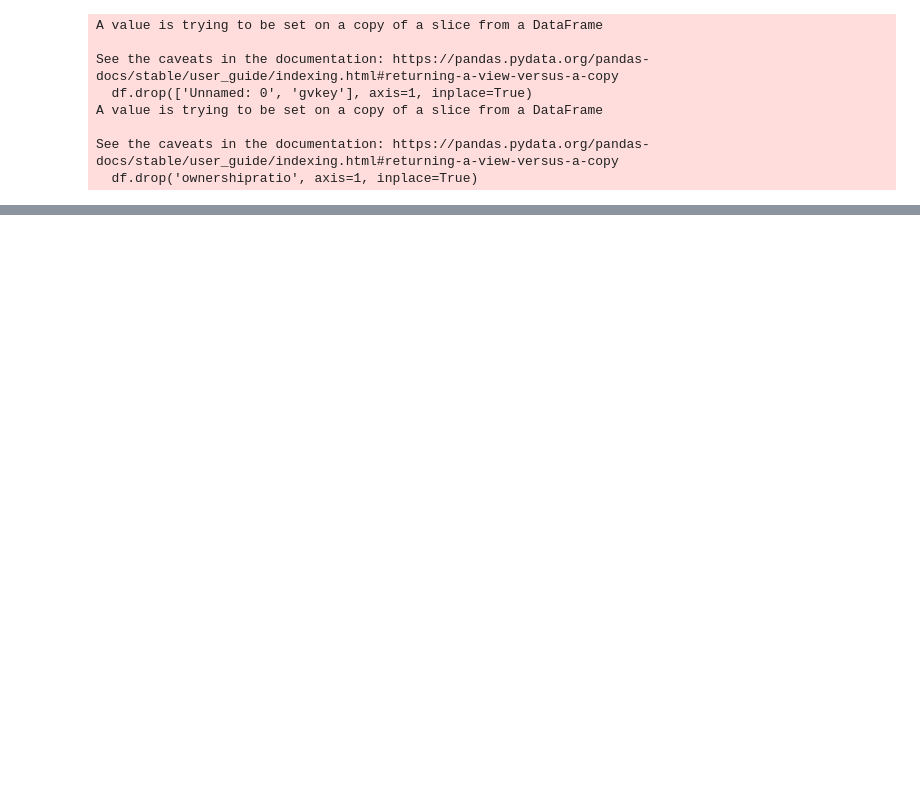
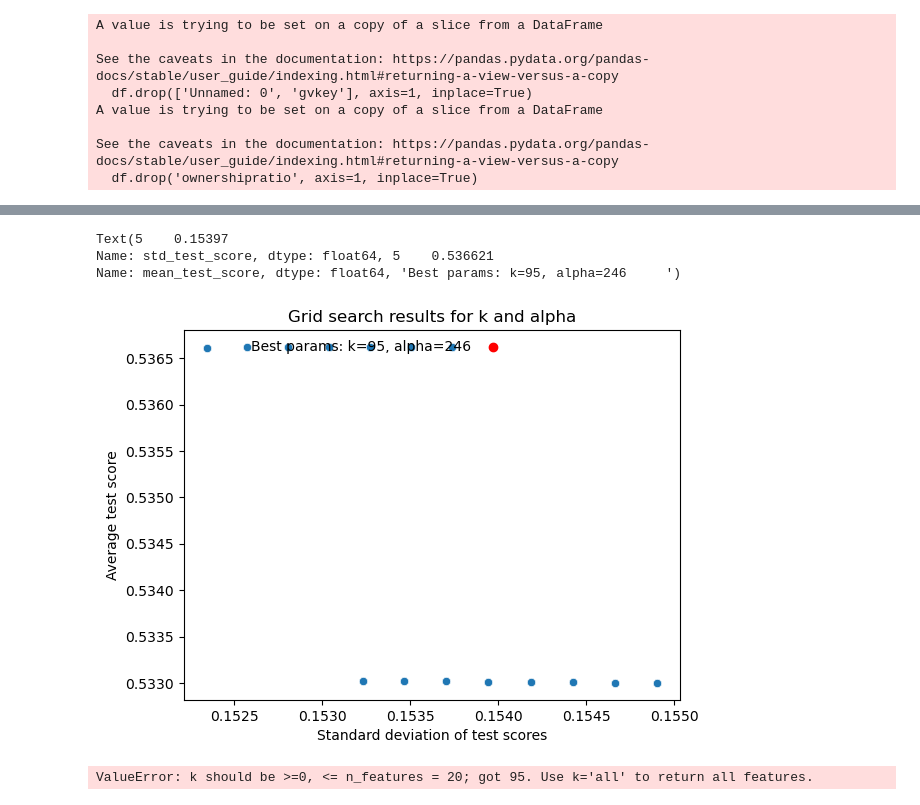
Before and after one commit to tobeybill/TISATAFL, a Jupyter notebook: Check.ipynb, the cells around one changed output, grey strips where cells are left out. Saved outputs shown, nothing was run; the diff lists cells and outputs as text; code cells hidden in the pictures; blank space fills up the shorter version.

```diff
--- a/Check.ipynb
+++ b/Check.ipynb
@@ -159,0 +164,12 @@ memory usage: 22.1+ KB
+# %%
+cv = KFold(10)
+
+numer_pipe = make_pipeline(SimpleImputer(strategy="mean"), StandardScaler())
+
+cat_pipe = make_pipeline(OneHotEncoder())
+
+preproc_pipe = make_column_transformer(
+    (numer_pipe, make_column_selector(dtype_include=np.number)),
+    (cat_pipe, ['gender']),
+    remainder="drop",
+)
@@ -159,0 +226,6 @@ memory usage: 22.1+ KB
+# %%
+results_data = pd.DataFrame(results.cv_results_)
+results_data = results_data[['params','mean_test_score','std_test_score']]
+results_data['alpha'] = results_data['params'].apply(lambda x: x.get('clf__alpha'))
+results_data['k'] = results_data['params'].apply(lambda x: x.get('feature_select__percentile'))
+results_data
@@ -159,0 +246,37 @@ memory usage: 22.1+ KB
+# %%
+sns.scatterplot(data=results_data, x='std_test_score', y='mean_test_score')
+plt.xlabel('Standard deviation of test scores')
+plt.ylabel('Average test score')
+plt.title('Grid search results for k and alpha')
+
+best_params = grid_search.best_params_
+best_k = best_params['feature_select__percentile']
+best_alpha = best_params['clf__alpha']
+plt.scatter(x=results_data.loc[(results_data['k'] == best_k)
+                                       & (results_data['alpha'] == best_alpha),
+                                       'std_test_score'],
+            y=results_data.loc[(results_data['k'] == best_k)
+                                       & (results_data['alpha'] == best_alpha),
+                                       'mean_test_score'], color='red')
+plt.text(results_data.loc[(results_data['k'] == best_k)
+                                       & (results_data['alpha'] == best_alpha),
+                                       'std_test_score'],
+         results_data.loc[(results_data['k'] == best_k)
+                                & (results_data['alpha'] == best_alpha),
+                                'mean_test_score'],
+         f"Best params: k={best_k}, alpha={best_alpha}     ", ha='right', va='center')
+# %% [output]
+Text(5    0.15397
+Name: std_test_score, dtype: float64, 5    0.536621
+Name: mean_test_score, dtype: float64, 'Best params: k=95, alpha=246     ')
+[figure, added]
+# %%
+opt_pipe = make_pipeline(preproc_pipe, SelectKBest(f_classif, k=best_k), Ridge(alpha=best_alpha))
+opt_pipe.fit(X_train, y_train)
+
+y_holdout_pred = opt_pipe.predict(holdout_X)
+
+# create a dataframe with the parcel ID and the predicted values
+df_out = pd.DataFrame({'signature_index': VarY['signature_index'], 'prediction': y_holdout_pred })
+# %% [output]
+ValueError: k should be >=0, <= n_features = 20; got 95. Use k='all' to return all features.
```
Also changed, not shown: parts of 10 cells of this notebook, 3 other files.
